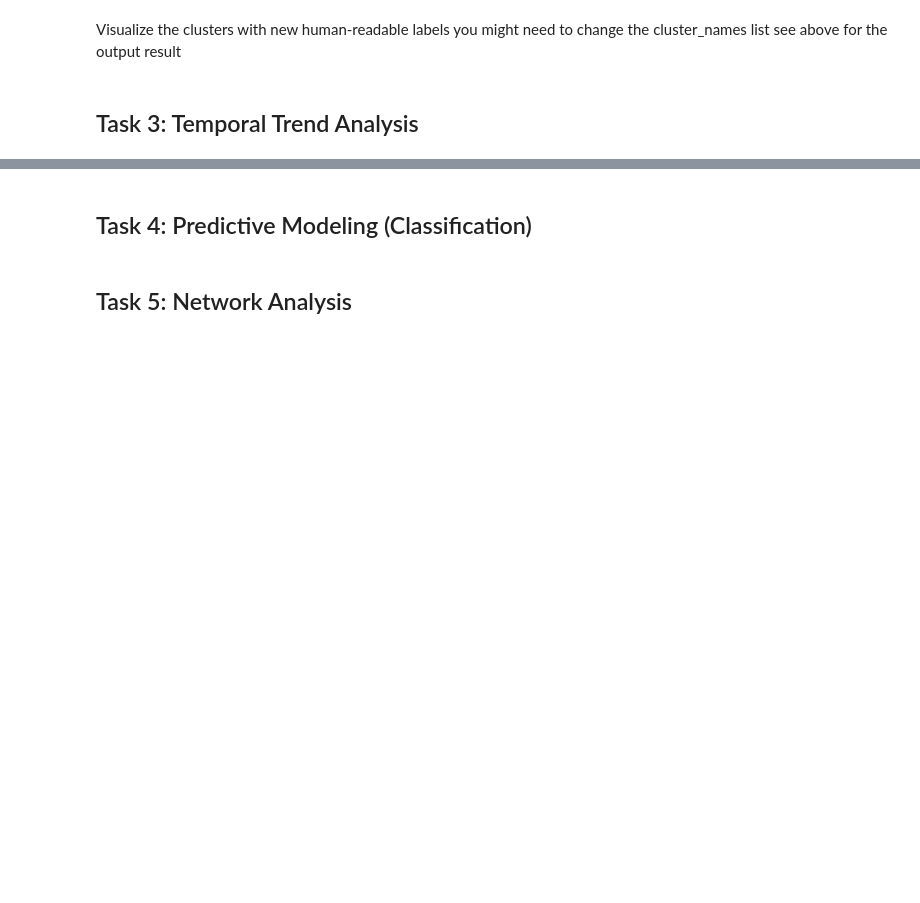
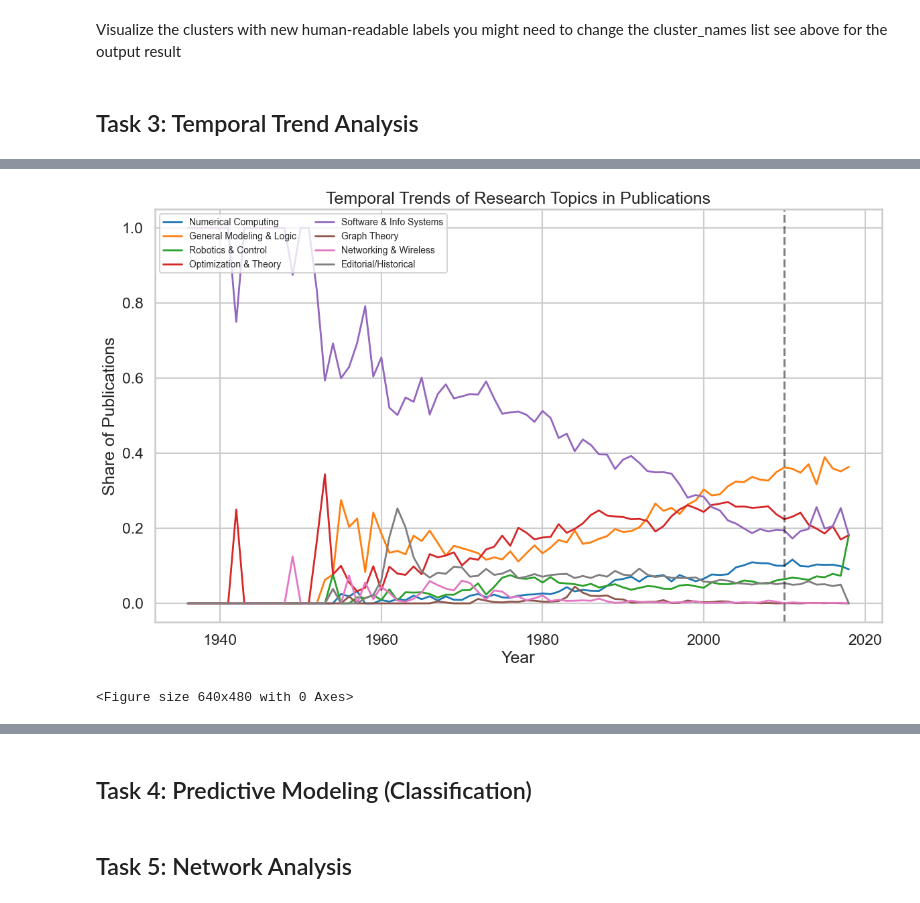
Before and after one commit to diamondoladeji/data-science-project, a Jupyter notebook: project.ipynb, the cells around one changed output, grey strips where cells are left out. Saved outputs shown, nothing was run; the diff lists cells and outputs as text; code cells hidden in the pictures; blank space fills up the shorter version.

```diff
--- a/project.ipynb
+++ b/project.ipynb
@@ -469,7 +545,10 @@ plt.show()
 # %% [markdown]
 ## Task 3: Temporal Trend Analysis
 # %%
+# identify PCA columns
+pca_cols = [col for col in sampled_df.columns if col.startswith('pca_')]
+
 # clustering using KMeans
 OPTIMAL_K = 8  # Choose an optimal K based on prior analysis
 kmeans = KMeans(n_clusters=OPTIMAL_K, random_state=42, n_init=10)
-sampled_df['cluster'] = kmeans.fit_predict(sampled_df.columns[[c for c in sampled_df.columns if c.startswith('pca_')]])
+sampled_df['cluster'] = kmeans.fit_predict(sampled_df[pca_cols])
@@ -478,24 +569,8 @@ NameError: name 'KMeans' is not defined
 # %%
-# temporal trend analysis
-trend = df.groupby(['year', 'cluster']).size().rename('count').reset_index()
+# build temporal trend data
+trend = sampled_df.groupby(['year', 'label']).size().rename('count').reset_index()
 
+# normalize by year totals
 year_totals = trend.groupby('year')['count'].sum().rename('year_total')
 trend = trend.merge(year_totals, on='year')
 trend["share"] = trend["count"] / trend["year_total"]
-
-# visualization of trends
-sns.set(style="whitegrid", context="talk", palette="muted")
-top_clusters = df["cluster"].value_counts().head(10).index
-trend_top = trend[trend["cluster"].isin(top_clusters)]
-
-plt.figure(figsize=(14, 8))
-for cluster in top_clusters:
-    sub = trend_top[trend_top["cluster"] == cluster].sort_values("year")
-    plt.plot(sub["year"], sub["share"], label=f"Cluster {cluster}", linewidth=2)
-
-plt.axvline(2010, color="k", linestyle="--", alpha=0.5)
-plt.title("Temporal Trends of Top 10 Clusters in Publications")
-plt.xlabel("Year")
-plt.ylabel("Share of Publications")
-plt.legend(loc="upper left", ncol=2, fontsize=10, frameon=True)
-plt.show()
@@ -544,0 +577,20 @@ plt.show()
+# %%
+# visualization of trends
+sns.set(style="whitegrid", context="talk", palette="tab10")
+
+plt.figure(figsize=(14, 8))
+for label in cluster_names.values():
+    sub = trend[trend["label"] == label].sort_values("year")
+    plt.plot(sub["year"], sub["share"], label=label, linewidth=2)
+
+plt.axvline(2010, color="k", linestyle="--", alpha=0.5)
+plt.title("Temporal Trends of Research Topics in Publications")
+plt.xlabel("Year")
+plt.ylabel("Share of Publications")
+plt.legend(loc="upper left", ncol=2, fontsize=10, frameon=True)
+plt.show()
+plt.savefig(f"{FIGURE_SAVE_PATH}/temporal_trends.png")
+plt.show()
+# %% [output]
+[figure, added]
+<Figure size 640x480 with 0 Axes>
```
Also changed, not shown: parts of 11 cells of this notebook.
